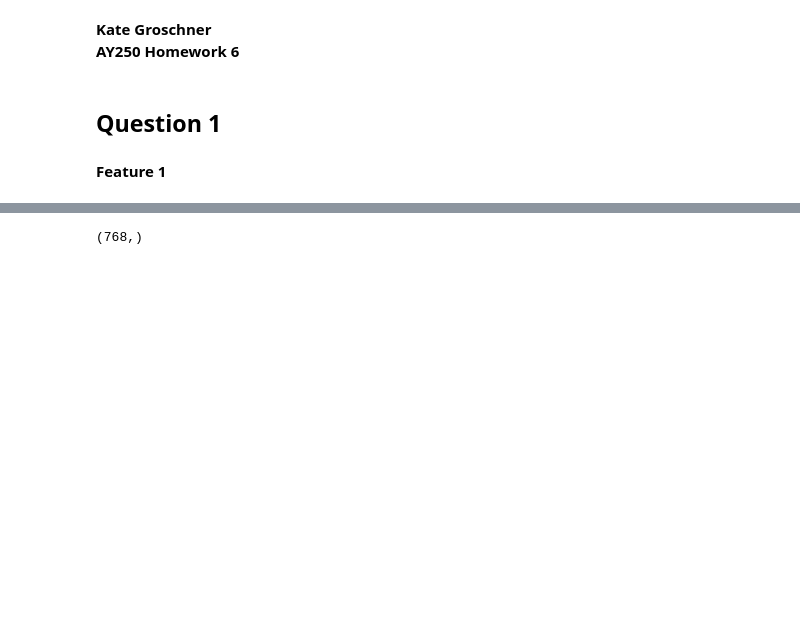
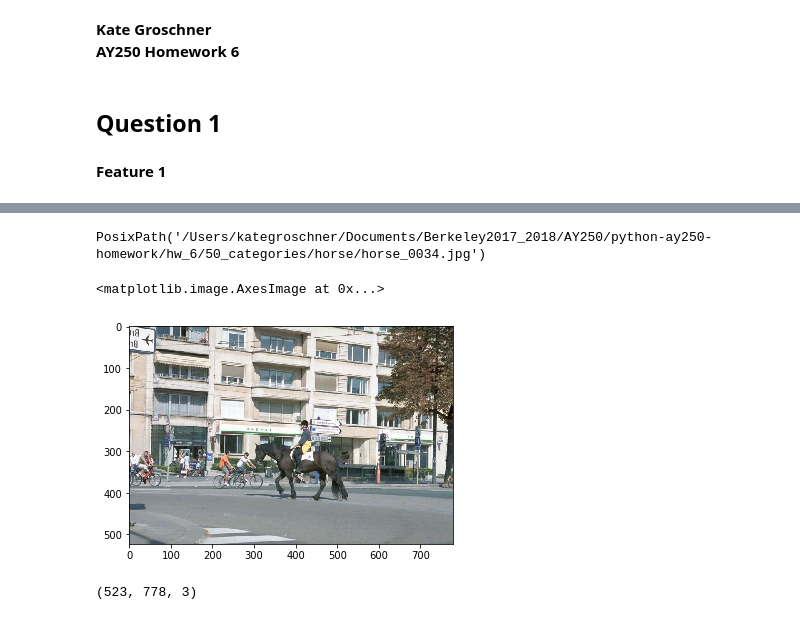
Before and after one commit to ckgrosch/groschner-python-ay250-homework, a Jupyter notebook: hw_6/hw_6_groschner.ipynb, the cells around one changed output, grey strips where cells are left out. Saved outputs shown, nothing was run; the diff lists cells and outputs as text; code cells hidden in the pictures; blank space fills up the shorter version.

```diff
--- a/hw_6/hw_6_groschner.ipynb
+++ b/hw_6/hw_6_groschner.ipynb
@@ -240,4 +189,17 @@ a = color_hist(sampleAirplane)
+# %%
+np.random.seed(42)
+files = list(Path(directory).glob('*/*.jpg'))
+file_list = np.random.choice(files,100)
+file_list[37]
+# %% [output]
+PosixPath('/Users/kategroschner/Documents/Berkeley2017_2018/AY250/python-ay250-homework/hw_6/50_categories/horse/horse_0034.jpg')
+# %%
+a = io.imread(file_list[37])
+plt.imshow(a)
+# %% [output]
+<matplotlib.image.AxesImage at 0x...>
+[figure, added]
 # %%
 a.shape
 # %% [output]
-(768,)
+(523, 778, 3)
```
Also changed, not shown: parts of 56 cells of this notebook.
